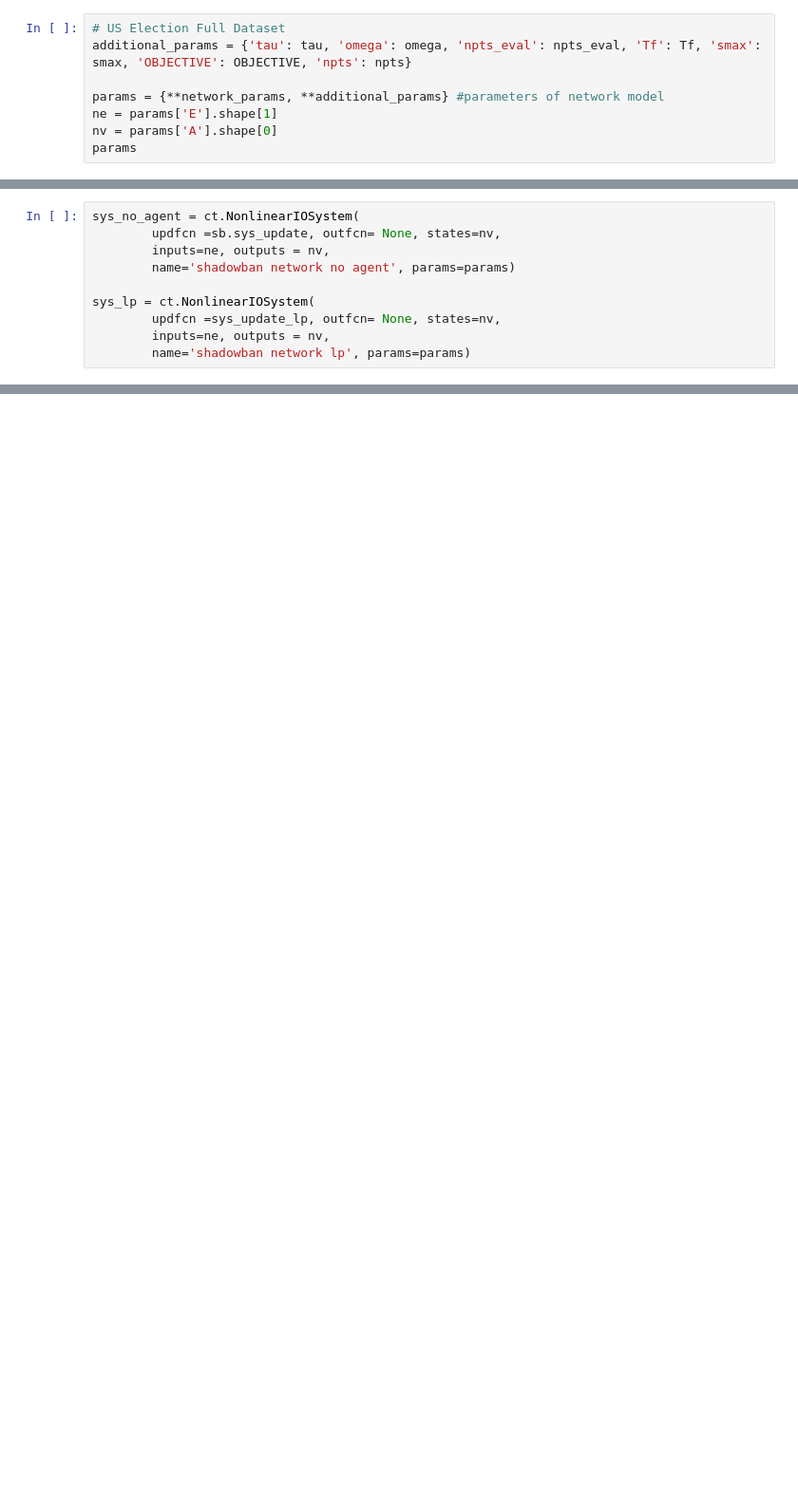
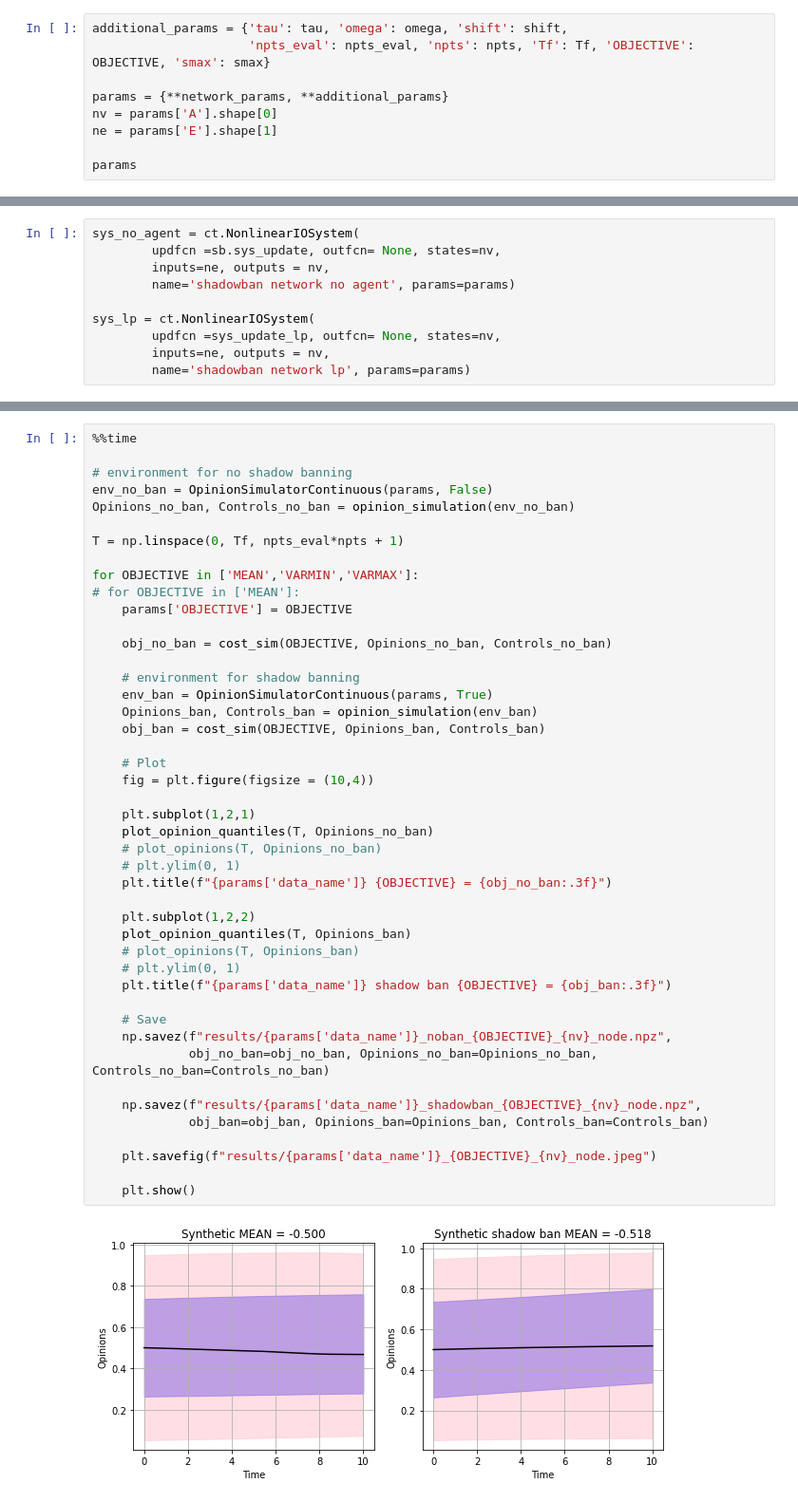
Before and after one commit to zlisto/opinion_dynamics, a Jupyter notebook: ShadowbanAdaptive.ipynb, the cells around one changed output, grey strips where cells are left out. Shown at 95% size. Cells and saved outputs as stored; diff of their text form; blank space fills up the shorter version.

Commit message:
self-made dynamics simulator

```diff
--- a/ShadowbanAdaptive.ipynb
+++ b/ShadowbanAdaptive.ipynb
@@ -218,9 +195,10 @@ params
 # %%
-# US Election Full Dataset
-additional_params = {'tau': tau, 'omega': omega, 'npts_eval': npts_eval, 'Tf': Tf, 'smax': smax, 'OBJECTIVE': OBJECTIVE, 'npts': npts}
+additional_params = {'tau': tau, 'omega': omega, 'shift': shift,
+                     'npts_eval': npts_eval, 'npts': npts, 'Tf': Tf, 'OBJECTIVE': OBJECTIVE, 'smax': smax}
 
-params = {**network_params, **additional_params} #parameters of network model
+params = {**network_params, **additional_params}
+nv = params['A'].shape[0]
 ne = params['E'].shape[1]
-nv = params['A'].shape[0]
+
 params
 # %% [output]
@@ -287,0 +381,47 @@ for OBJECTIVE in ['MEAN','VARMIN','VARMAX']:
+# %%
+%%time
+
+# environment for no shadow banning
+env_no_ban = OpinionSimulatorContinuous(params, False)
+Opinions_no_ban, Controls_no_ban = opinion_simulation(env_no_ban)
+
+T = np.linspace(0, Tf, npts_eval*npts + 1)
+
+for OBJECTIVE in ['MEAN','VARMIN','VARMAX']:
+# for OBJECTIVE in ['MEAN']:
+    params['OBJECTIVE'] = OBJECTIVE
+
+    obj_no_ban = cost_sim(OBJECTIVE, Opinions_no_ban, Controls_no_ban)
+
+    # environment for shadow banning
+    env_ban = OpinionSimulatorContinuous(params, True)
+    Opinions_ban, Controls_ban = opinion_simulation(env_ban)
+    obj_ban = cost_sim(OBJECTIVE, Opinions_ban, Controls_ban)
+
+    # Plot
+    fig = plt.figure(figsize = (10,4))
+
+    plt.subplot(1,2,1)
+    plot_opinion_quantiles(T, Opinions_no_ban)
+    # plot_opinions(T, Opinions_no_ban)
+    # plt.ylim(0, 1)
+    plt.title(f"{params['data_name']} {OBJECTIVE} = {obj_no_ban:.3f}")
+
+    plt.subplot(1,2,2)
+    plot_opinion_quantiles(T, Opinions_ban)
+    # plot_opinions(T, Opinions_ban)
+    # plt.ylim(0, 1)
+    plt.title(f"{params['data_name']} shadow ban {OBJECTIVE} = {obj_ban:.3f}")
+
+    # Save
+    np.savez(f"results/{params['data_name']}_noban_{OBJECTIVE}_{nv}_node.npz",
+             obj_no_ban=obj_no_ban, Opinions_no_ban=Opinions_no_ban, Controls_no_ban=Controls_no_ban)
+
+    np.savez(f"results/{params['data_name']}_shadowban_{OBJECTIVE}_{nv}_node.npz",
+             obj_ban=obj_ban, Opinions_ban=Opinions_ban, Controls_ban=Controls_ban)
+
+    plt.savefig(f"results/{params['data_name']}_{OBJECTIVE}_{nv}_node.jpeg")
+
+    plt.show()
+# %% [output]
+[figure, added]
```
Also changed, not shown: parts of 26 cells of this notebook, 2 other files.
